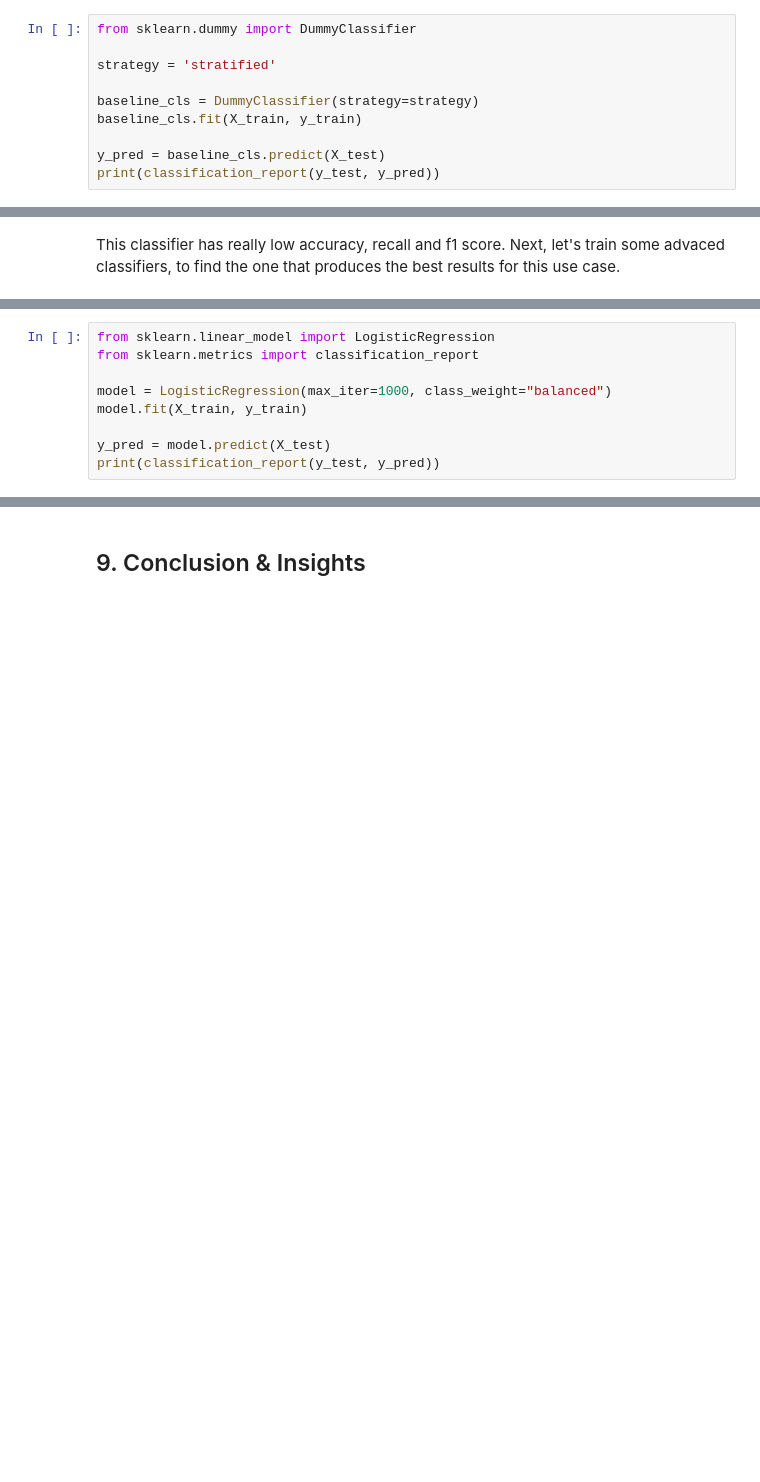
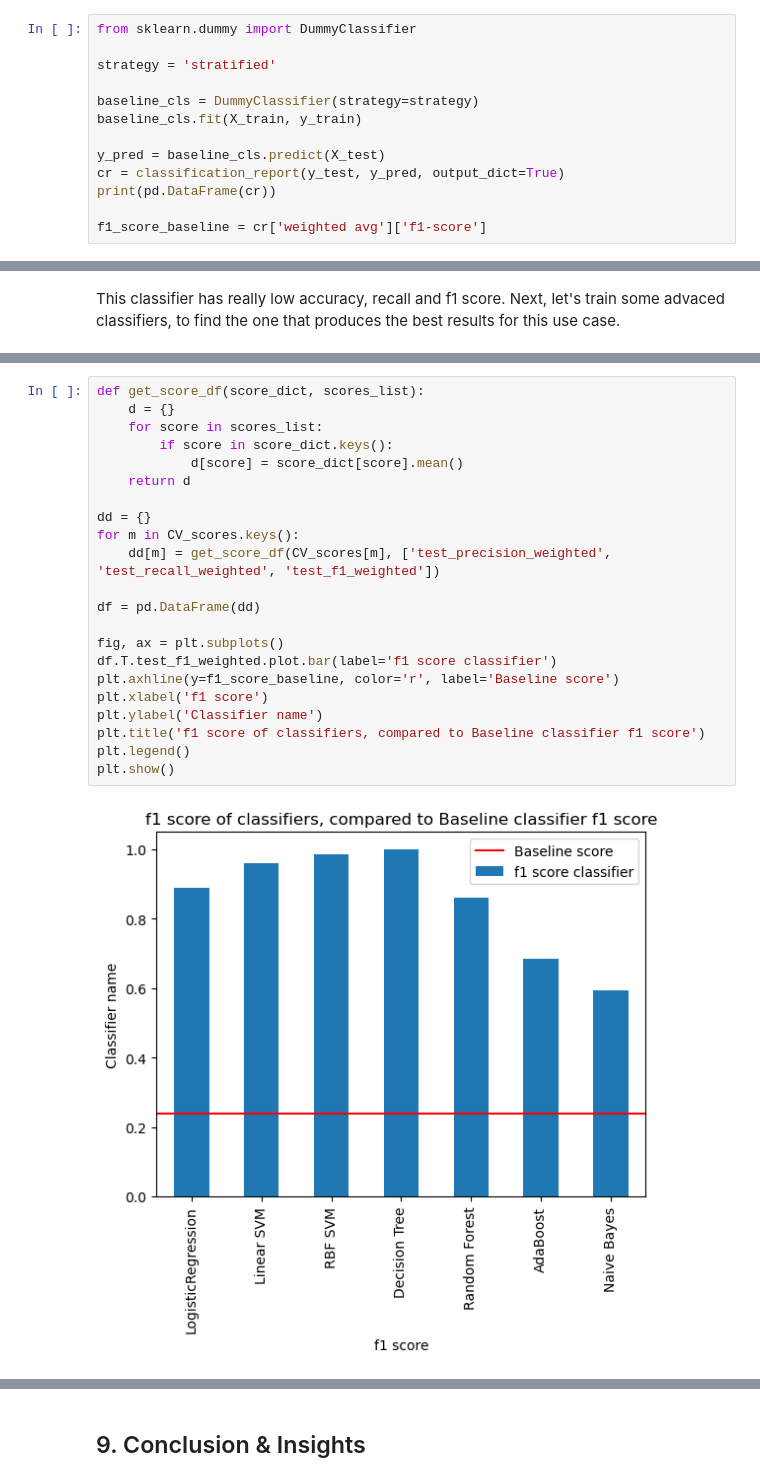
Before and after one commit to mkalimeri/clinical_notes_analysis, a Jupyter notebook: Healthcare_Text_Analysis.ipynb, the cells around one changed output, grey strips where cells are left out. Drawn from its saved outputs; the diff is of its cells as text; blank space fills up the shorter version.

Commit message:
Performed hyperparameter tuning for model selection

```diff
--- a/Healthcare_Text_Analysis.ipynb
+++ b/Healthcare_Text_Analysis.ipynb
@@ -772,5 +772,8 @@ baseline_cls = DummyClassifier(strategy=strategy)
 baseline_cls.fit(X_train, y_train)
 
 y_pred = baseline_cls.predict(X_test)
-print(classification_report(y_test, y_pred))
+cr = classification_report(y_test, y_pred, output_dict=True)
+print(pd.DataFrame(cr))
+
+f1_score_baseline = cr['weighted avg']['f1-score']
 # %% [output]
@@ -792,9 +798,0 @@ This classifier has really low accuracy, recall and f1 score. Next, let's train
-# %%
-from sklearn.linear_model import LogisticRegression
-from sklearn.metrics import classification_report
-
-model = LogisticRegression(max_iter=1000, class_weight="balanced")
-model.fit(X_train, y_train)
-
-y_pred = model.predict(X_test)
-print(classification_report(y_test, y_pred))
@@ -819,0 +876,24 @@ Please also refer to the documentation for alternative solver options:
+# %%
+def get_score_df(score_dict, scores_list):
+    d = {}
+    for score in scores_list:
+        if score in score_dict.keys():
+            d[score] = score_dict[score].mean()
+    return d
+
+dd = {}
+for m in CV_scores.keys():
+    dd[m] = get_score_df(CV_scores[m], ['test_precision_weighted', 'test_recall_weighted', 'test_f1_weighted'])
+
+df = pd.DataFrame(dd)
+
+fig, ax = plt.subplots()
+df.T.test_f1_weighted.plot.bar(label='f1 score classifier')
+plt.axhline(y=f1_score_baseline, color='r', label='Baseline score')
+plt.xlabel('f1 score')
+plt.ylabel('Classifier name')
+plt.title('f1 score of classifiers, compared to Baseline classifier f1 score')
+plt.legend()
+plt.show()
+# %% [output]
+[figure, added]
```
Also changed, not shown: parts of 11 cells of this notebook, 1 other file.
